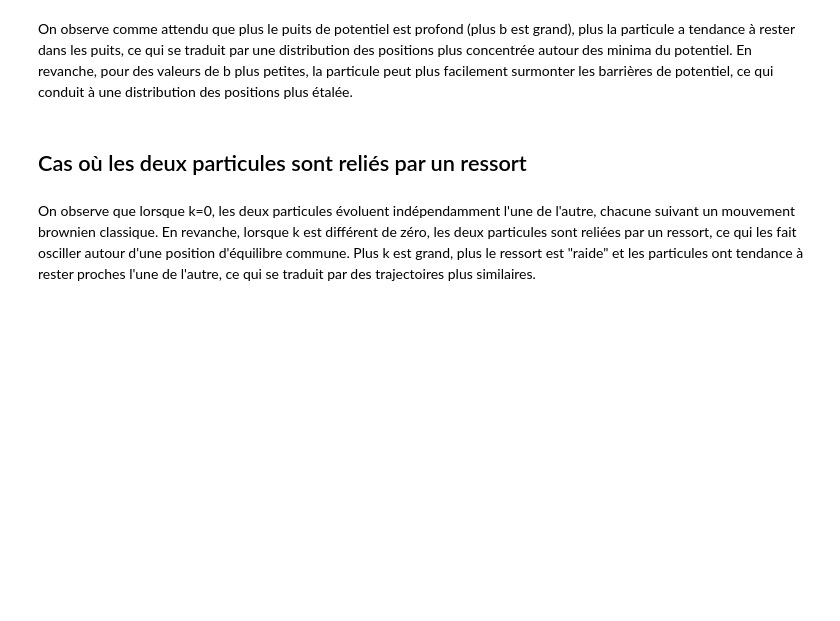
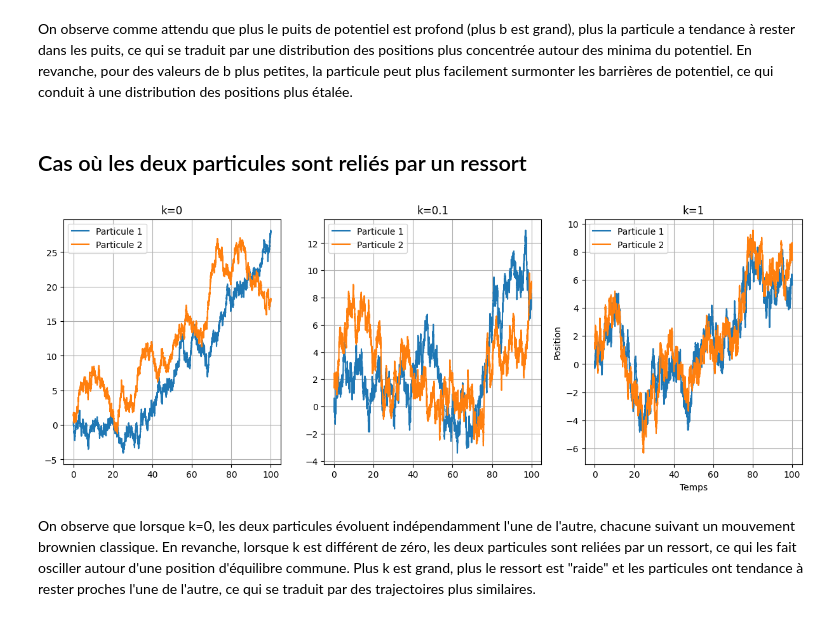
Before and after one commit to ostix360/Brownian-Motion, a Jupyter notebook: CR_Merged.ipynb, the cells around one changed output. Saved outputs shown, nothing was run; the diff lists cells and outputs as text; code cells hidden in the pictures; blank space fills up the shorter version.

```diff
--- a/CR_Merged.ipynb
+++ b/CR_Merged.ipynb
@@ -420,34 +436,35 @@ import numpy as np
 
 k_list = [0, 0.1, 1]
 step = 10000 # Nombre de pas de temps
 dt = 0.01 # Pas de temps
 gamma = 1.0 # Coefficient de friction
 D = 1.0 # Coefficient de diffusion
 x0 = 0.0 # Position initiale
 
 # Simulation du mouvement brownien
 T = step*dt # Temps total de simulation
 D=1
 t = np.arange(0, T, dt)
 
 # Simulation de plusieurs random-walk pour faire la moyenne sur plein
 n_walks = 1000
 x_0 = np.zeros((n_walks,))
-n_walks = 1000
 
 # Ligne de 3 graphes avec différentes valeurs de k
 plt.figure(figsize=(15, 5))
 for i, k in enumerate(k_list):
     y = euler_maruyama_spring(D, gamma, T, dt, k=k)
     plt.subplot(1, len(k_list), i+1)
     plt.plot(t, y[:, 0, 0], label='Particule 1')
     plt.plot(t, y[:, 0, 1], label='Particule 2')
     plt.title('k={}'.format(k))
     plt.legend()
     plt.grid()
 plt.xlabel("Temps")
 plt.ylabel("Position")
 plt.show()
+# %% [output]
+[figure, added]
 # %% [markdown]
 On observe que lorsque k=0, les deux particules évoluent indépendamment l'une de l'autre, chacune suivant un mouvement brownien classique. En revanche, lorsque k est différent de zéro, les deux particules sont reliées par un ressort, ce qui les fait osciller autour d'une position d'équilibre commune. Plus k est grand, plus le ressort est "raide" et les particules ont tendance à rester proches l'une de l'autre, ce qui se traduit par des trajectoires plus similaires.
 # %% [markdown]
```
Also changed, not shown: parts of 16 cells of this notebook, 1 other file.
